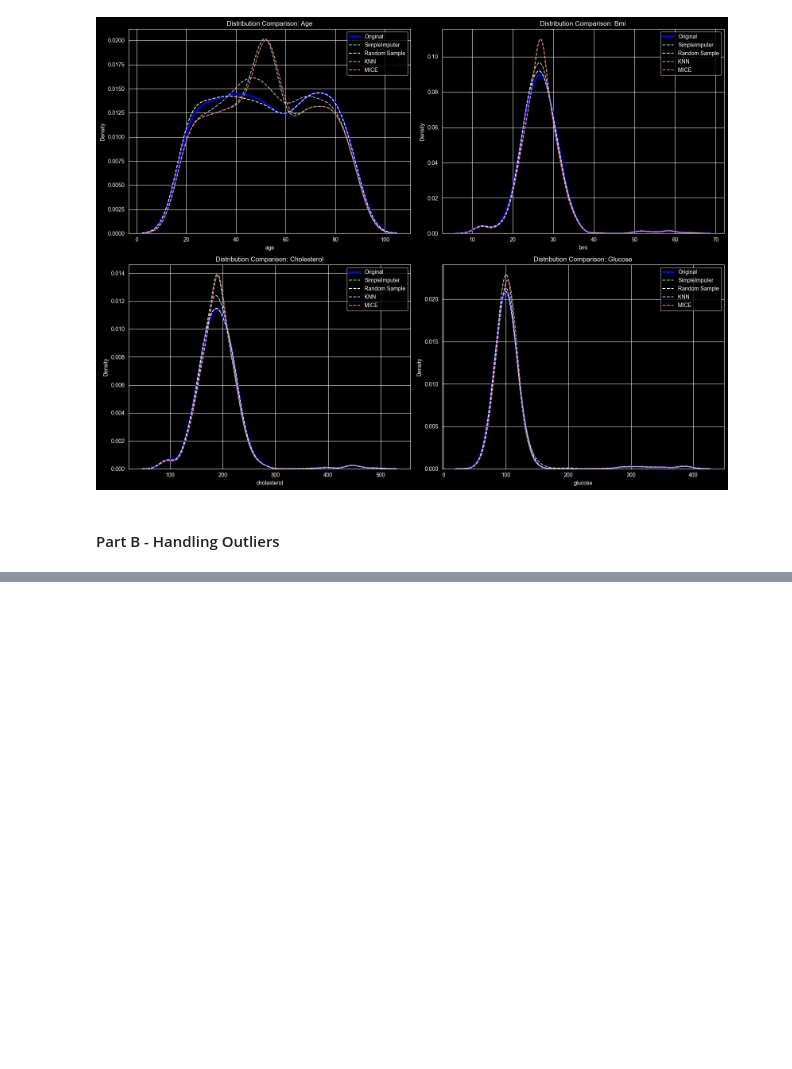
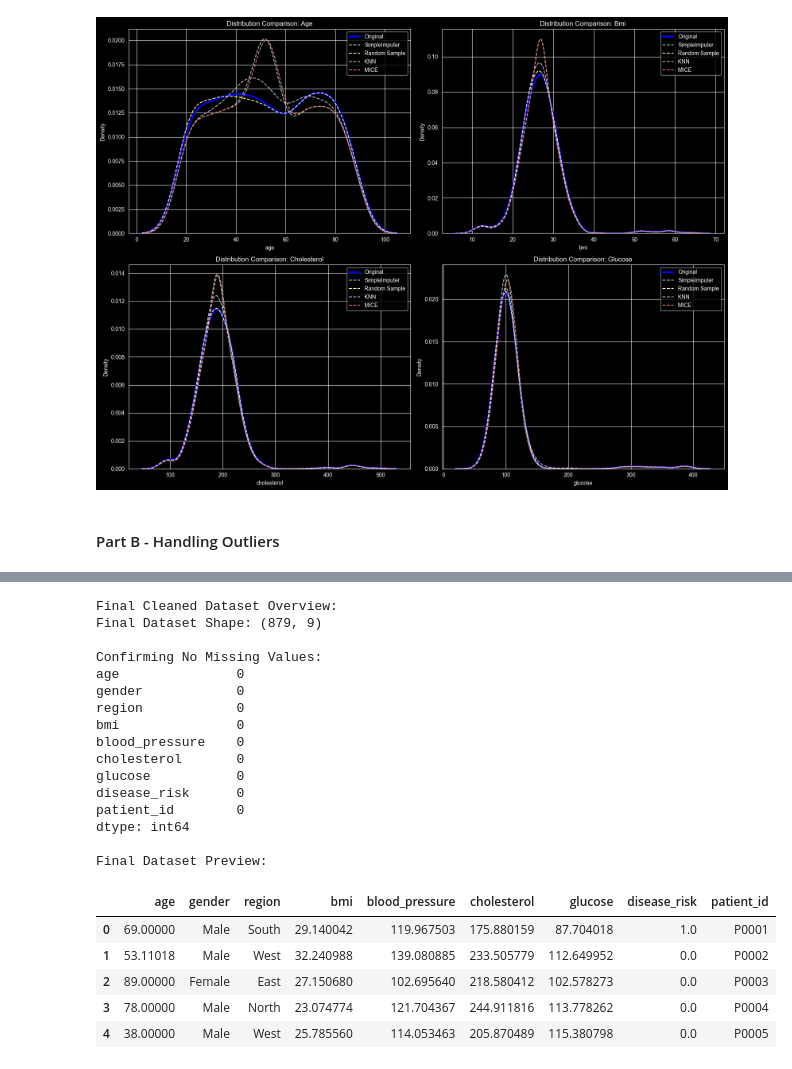
Before and after one commit to krish-desai-123/Data-Preprocessing-and-Feature-Engineering, a Jupyter notebook: PR_2/data_cleanser.ipynb, the cells around one changed output, grey strips where cells are left out. Cells and saved outputs as stored; diff of their text form; code cells hidden in the pictures; blank space fills up the shorter version.

```diff
--- a/PR_2/data_cleanser.ipynb
+++ b/PR_2/data_cleanser.ipynb
@@ -276,0 +314,22 @@ plt.show()
+# %%
+# IQR
+
+def IQR(df,cols):
+    df_clean = df.copy()
+
+    for col in cols:
+        q1 = df_clean[col].quantile(0.25)
+        q3 = df_clean[col].quantile(0.75)
+        iqr = q3 - q1
+
+        lower = q1 - 1.5 * iqr
+        upper = q3 + 1.5 * iqr
+
+        mask = (df_clean[col] < lower) | (df_clean[col] > upper)
+
+        df_clean = df_clean[~mask]
+
+    return df_clean
+
+data_iqr_clean = IQR(df=data_mice,cols=['age', 'bmi', 'cholesterol', 'glucose'])
+print(f'Applied IQR: \n{data_iqr_clean}')
@@ -276,0 +449,36 @@ plt.show()
+# %%
+# Save csv
+
+print('Final Cleaned Dataset Overview:')
+print(f"Final Dataset Shape: {data_iqr_clean.shape}")
+
+print('\nConfirming No Missing Values:')
+print(data_iqr_clean.isnull().sum())
+
+print('\nFinal Dataset Preview:')
+display(data_iqr_clean.head())
+
+data_iqr_clean.to_csv("final_clean_patient_health_records.csv", index=False)
+# %% [output]
+Final Cleaned Dataset Overview:
+Final Dataset Shape: (879, 9)
+
+Confirming No Missing Values:
+age               0
+gender            0
+region            0
+bmi               0
+blood_pressure    0
+cholesterol       0
+glucose           0
+disease_risk      0
+patient_id        0
+dtype: int64
+
+Final Dataset Preview:
+|  | age | gender | region | bmi | blood_pressure | cholesterol | glucose | disease_risk | patient_id |
+| 0 | 69.00000 | Male | South | 29.140042 | 119.967503 | 175.880159 | 87.704018 | 1.0 | P0001 |
+| 1 | 53.11018 | Male | West | 32.240988 | 139.080885 | 233.505779 | 112.649952 | 0.0 | P0002 |
+| 2 | 89.00000 | Female | East | 27.150680 | 102.695640 | 218.580412 | 102.578273 | 0.0 | P0003 |
+| 3 | 78.00000 | Male | North | 23.074774 | 121.704367 | 244.911816 | 113.778262 | 0.0 | P0004 |
+| 4 | 38.00000 | Male | West | 25.785560 | 114.053463 | 205.870489 | 115.380798 | 0.0 | P0005 |
```
Also changed, not shown: parts of 7 cells of this notebook, 1 other file.
